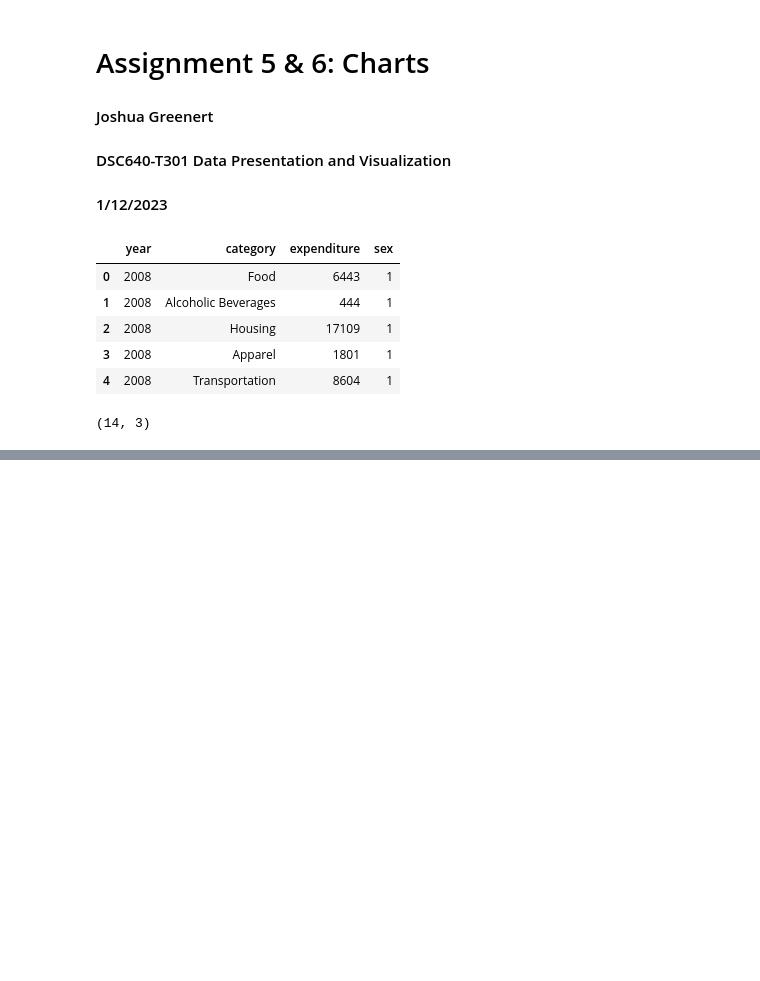
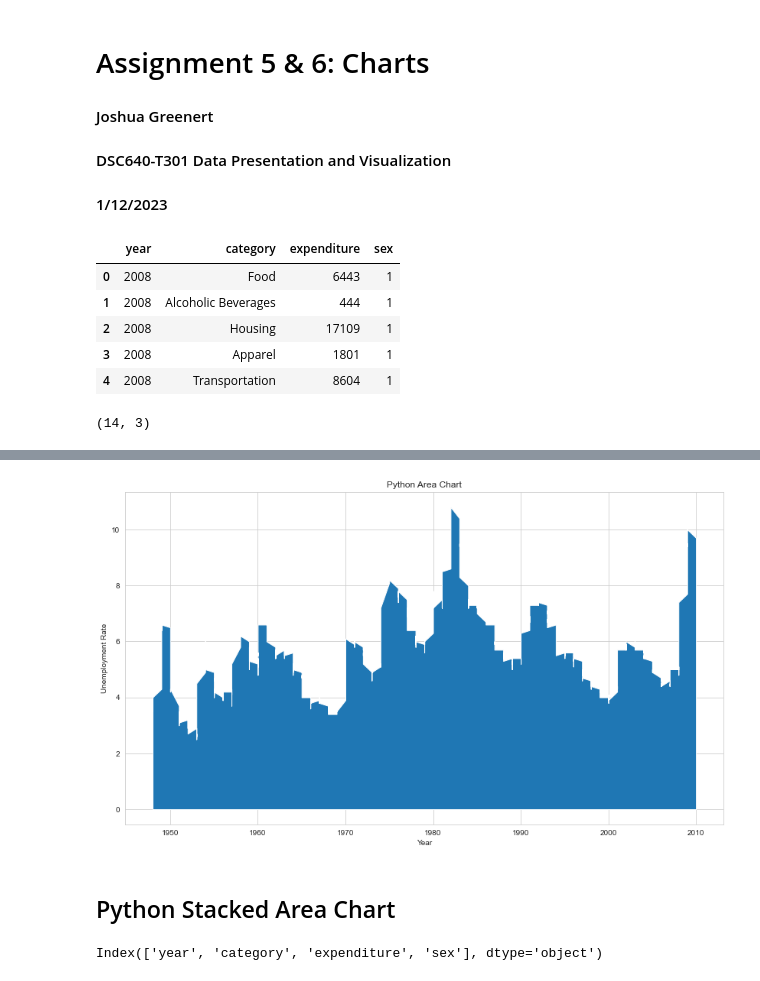
Before and after one commit to joshgreenert/Python-Projects, a Jupyter notebook: Data Presentation and Visualization/Week_5_6/Assignment_5_6_Charts_JGreenert.ipynb, the cells around one changed output, grey strips where cells are left out. Saved outputs shown, nothing was run; the diff lists cells and outputs as text; code cells hidden in the pictures; blank space fills up the shorter version.

```diff
--- a/Data Presentation and Visualization/Week_5_6/Assignment_5_6_Charts_JGreenert.ipynb
+++ b/Data Presentation and Visualization/Week_5_6/Assignment_5_6_Charts_JGreenert.ipynb
@@ -51,0 +51,6 @@ plt.show()
+# %%
+# Set a new dataframe from the alt dataset.
+df_unemployment = pd.read_csv('unemployement-rate-1948-2010.csv')
+
+# Show the head of the data.
+df_unemployment.head(5)
@@ -51,0 +64,22 @@ plt.show()
+# %%
+# Set the data.
+x = df_unemployment['Year']
+y = df_unemployment['Value']
+
+# Create the plot
+fig, axes = plt.subplots(1, 1, figsize=(14, 8))
+plt.title('Python Area Chart')
+plt.xlabel('Year')
+plt.ylabel('Unemployment Rate')
+plt.fill_between(x, y)
+plt.show()
+# %% [output]
+[figure, added]
+# %% [markdown]
+## Python Stacked Area Chart
+# %%
+# Group the data to prepare it for the stacked area chart.
+df_grouped = df_expenditures.groupby(["year", "category"], as_index=False).sum()
+df_grouped.columns
+# %% [output]
+Index(['year', 'category', 'expenditure', 'sex'], dtype='object')
```
Also changed, not shown: parts of 7 cells of this notebook, 1 other file.
